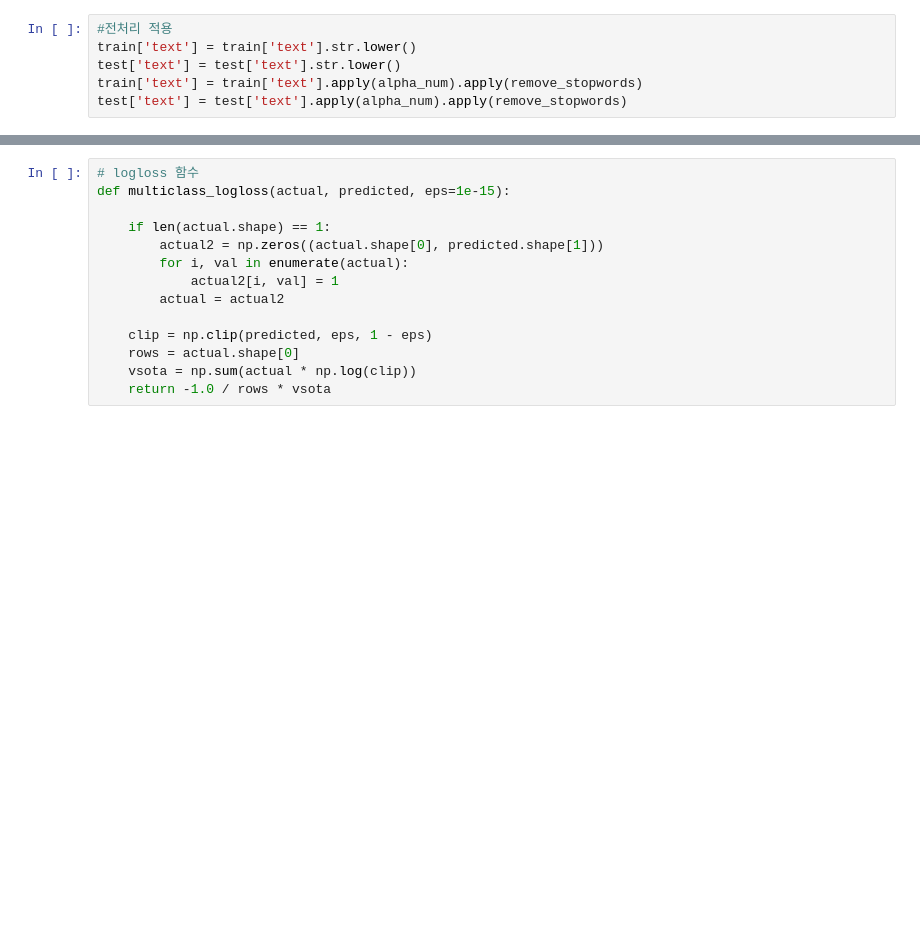
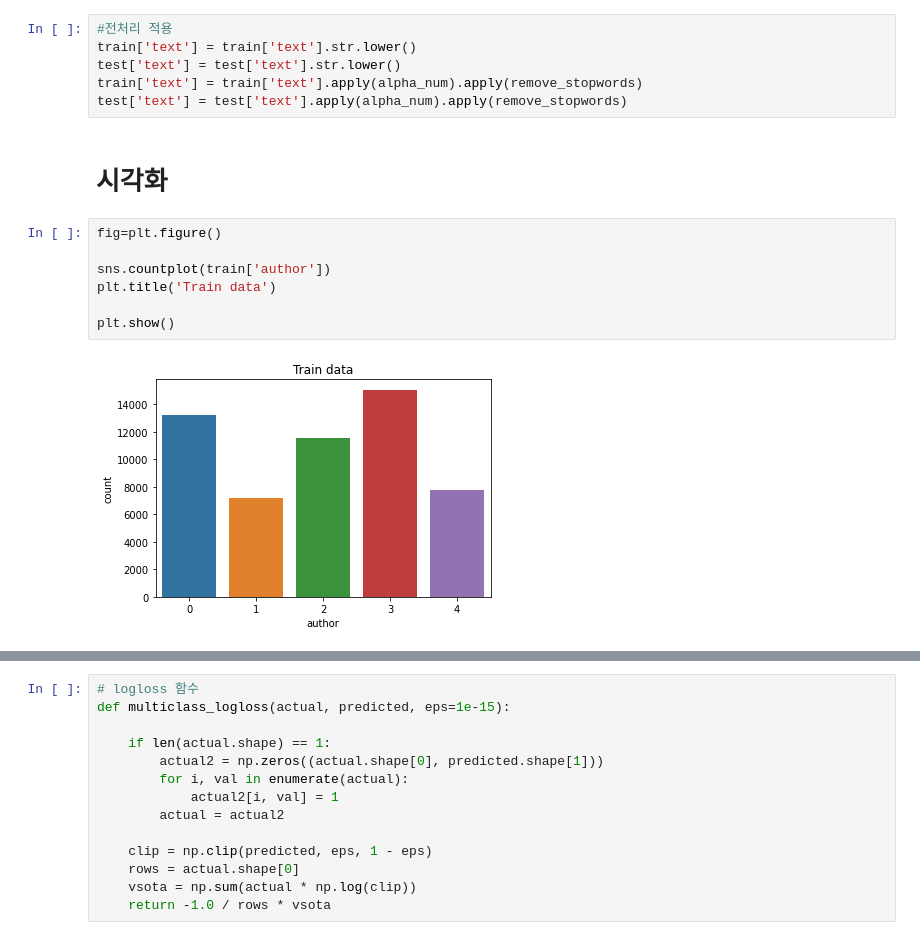
Before and after one commit to cjlee0217/literarystyle_nlp, a Jupyter notebook: dacon_naiveBayes_tuning.ipynb, the cells around one changed output, grey strips where cells are left out. Cells and saved outputs as stored; diff of their text form; blank space fills up the shorter version.

Commit message:
Add visualization, model tuned

```diff
--- a/dacon_naiveBayes_tuning.ipynb
+++ b/dacon_naiveBayes_tuning.ipynb
@@ -73,3 +88,14 @@ train['text'] = train['text'].str.lower()
 test['text'] = test['text'].str.lower()
 train['text'] = train['text'].apply(alpha_num).apply(remove_stopwords)
 test['text'] = test['text'].apply(alpha_num).apply(remove_stopwords)
+# %% [markdown]
+# **시각화**
+# %%
+fig=plt.figure()
+
+sns.countplot(train['author'])
+plt.title('Train data')
+
+plt.show()
+# %% [output]
+[figure, added]
```
Also changed, not shown: parts of 17 cells of this notebook.
